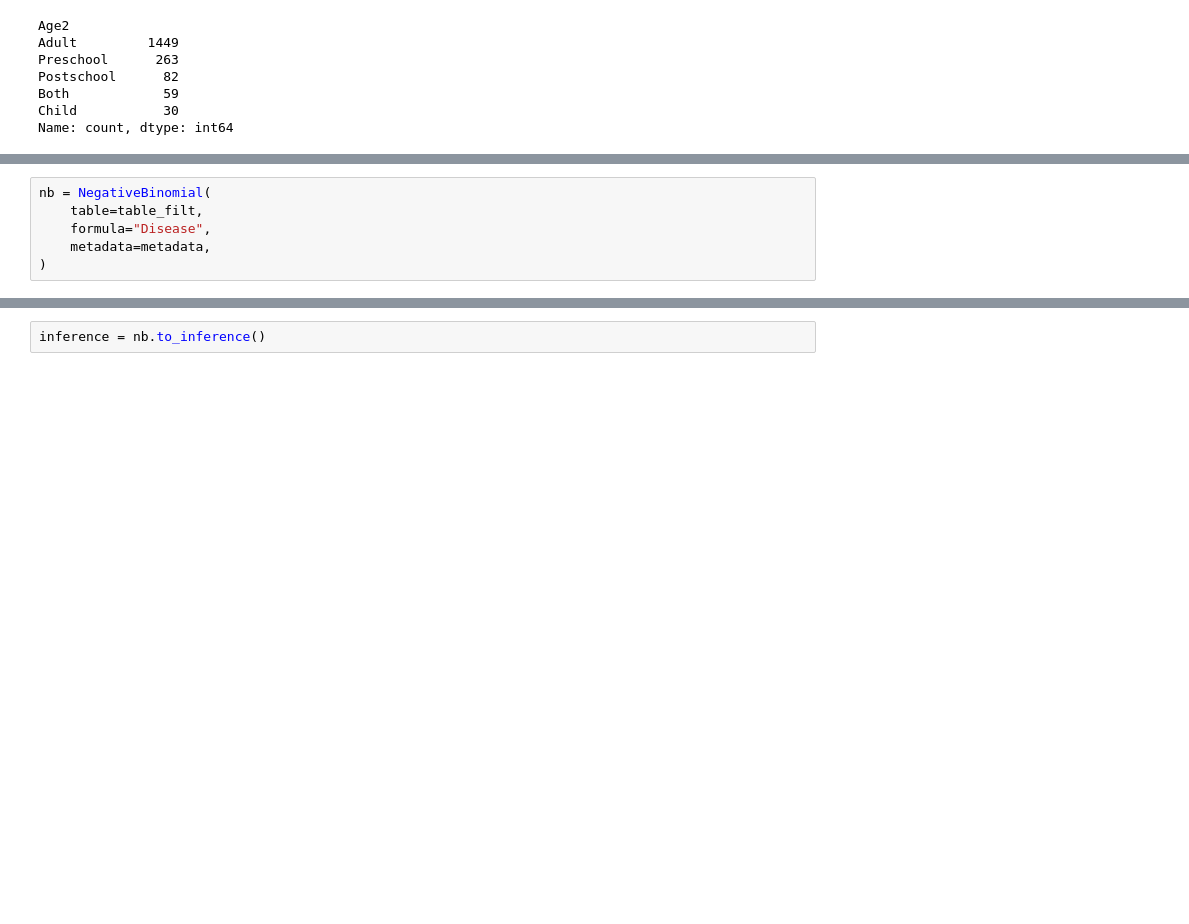
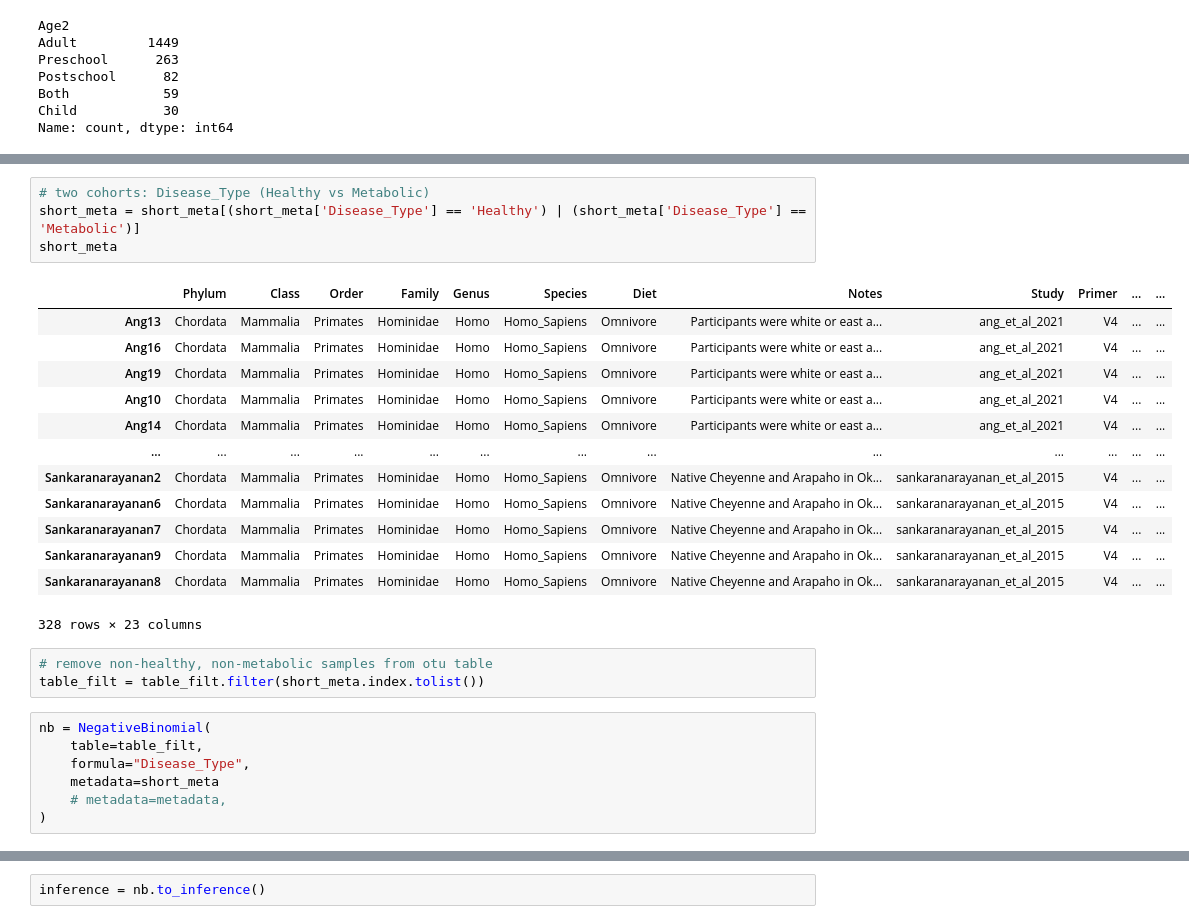
Before and after one commit to nzhang20/Causal-Discovery-on-Gut-Microbial-Data-for-Disease-Risk-Prediction, a Jupyter notebook: notebooks/birdman.ipynb, the cells around one changed output, grey strips where cells are left out. Cells and saved outputs as stored; diff of their text form; blank space fills up the shorter version.

```diff
--- a/notebooks/birdman.ipynb
+++ b/notebooks/birdman.ipynb
@@ -216,8 +260,30 @@ table_filt
+# %%
+# two cohorts: Disease_Type (Healthy vs Metabolic)
+short_meta = short_meta[(short_meta['Disease_Type'] == 'Healthy') | (short_meta['Disease_Type'] == 'Metabolic')]
+short_meta
+# %% [output]
+|  | Phylum | Class | Order | Family | Genus | Species | Diet | Notes | Study | Primer | ... | ... |
+| Ang13 | Chordata | Mammalia | Primates | Hominidae | Homo | Homo_Sapiens | Omnivore | Participants were white or east a... | ang_et_al_2021 | V4 | ... | ... |
+| Ang16 | Chordata | Mammalia | Primates | Hominidae | Homo | Homo_Sapiens | Omnivore | Participants were white or east a... | ang_et_al_2021 | V4 | ... | ... |
+| Ang19 | Chordata | Mammalia | Primates | Hominidae | Homo | Homo_Sapiens | Omnivore | Participants were white or east a... | ang_et_al_2021 | V4 | ... | ... |
+| Ang10 | Chordata | Mammalia | Primates | Hominidae | Homo | Homo_Sapiens | Omnivore | Participants were white or east a... | ang_et_al_2021 | V4 | ... | ... |
+| Ang14 | Chordata | Mammalia | Primates | Hominidae | Homo | Homo_Sapiens | Omnivore | Participants were white or east a... | ang_et_al_2021 | V4 | ... | ... |
+| ... | ... | ... | ... | ... | ... | ... | ... | ... | ... | ... | ... | ... |
+| Sankaranarayanan2 | Chordata | Mammalia | Primates | Hominidae | Homo | Homo_Sapiens | Omnivore | Native Cheyenne and Arapaho in Ok... | sankaranarayanan_et_al_2015 | V4 | ... | ... |
+| Sankaranarayanan6 | Chordata | Mammalia | Primates | Hominidae | Homo | Homo_Sapiens | Omnivore | Native Cheyenne and Arapaho in Ok... | sankaranarayanan_et_al_2015 | V4 | ... | ... |
+| Sankaranarayanan7 | Chordata | Mammalia | Primates | Hominidae | Homo | Homo_Sapiens | Omnivore | Native Cheyenne and Arapaho in Ok... | sankaranarayanan_et_al_2015 | V4 | ... | ... |
+| Sankaranarayanan9 | Chordata | Mammalia | Primates | Hominidae | Homo | Homo_Sapiens | Omnivore | Native Cheyenne and Arapaho in Ok... | sankaranarayanan_et_al_2015 | V4 | ... | ... |
+| Sankaranarayanan8 | Chordata | Mammalia | Primates | Hominidae | Homo | Homo_Sapiens | Omnivore | Native Cheyenne and Arapaho in Ok... | sankaranarayanan_et_al_2015 | V4 | ... | ... |
+328 rows × 23 columns
+# %%
+# remove non-healthy, non-metabolic samples from otu table
+table_filt = table_filt.filter(short_meta.index.tolist())
 # %%
 nb = NegativeBinomial(
     table=table_filt,
-    formula="Disease",
-    metadata=metadata,
+    formula="Disease_Type",
+    metadata=short_meta
+    # metadata=metadata,
 )
 # %%
 nb.compile_model()
```
Also changed, not shown: parts of 8 cells of this notebook.
